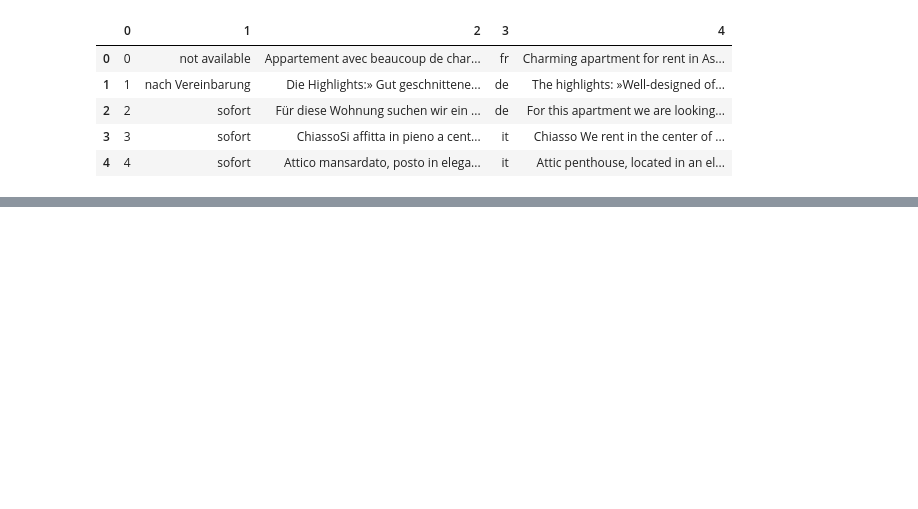
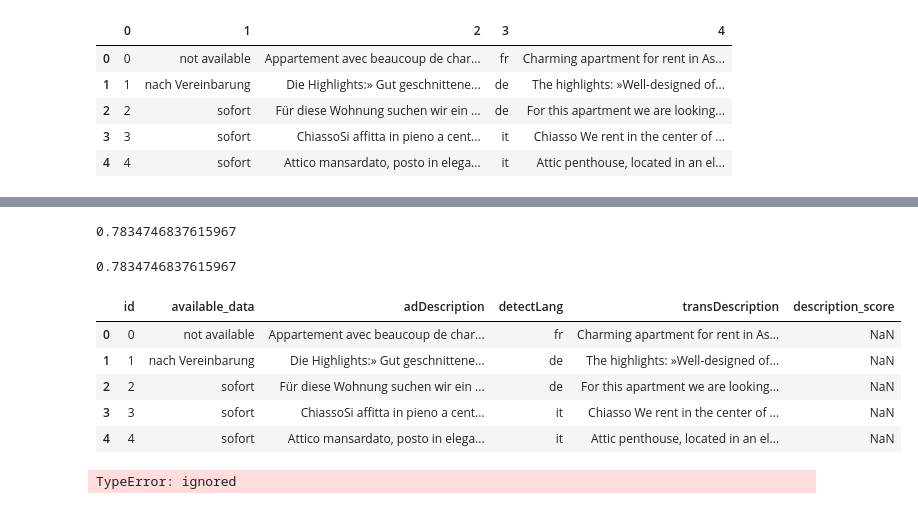
Before and after one commit to michaji/Housing_Project, a Jupyter notebook: working_translation.ipynb, the cells around one changed output, grey strips where cells are left out. Saved outputs shown, nothing was run; the diff lists cells and outputs as text; code cells hidden in the pictures; blank space fills up the shorter version.

```diff
--- a/working_translation.ipynb
+++ b/working_translation.ipynb
@@ -254,0 +392,2 @@ trans_data.head()
+# %%
+trans_data.rename(columns = {0:'id', 1:'available_date', 2:'adDescription', 3:'detectLang', 4:'transDescription'}, inplace=True)
@@ -254,0 +442,8 @@ trans_data.head()
+# %%
+description(trans_data.iloc[4,4])
+# %% [output]
+0.7834746837615967
+# %%
+description(trans_data.iloc[4,4])['scores'][0]
+# %% [output]
+0.7834746837615967
@@ -254,0 +454,11 @@ trans_data.head()
+# %%
+trans_data['description_score'] = np.NaN
+# %%
+trans_data.head()
+# %% [output]
+|  | id | available_data | adDescription | detectLang | transDescription | description_score |
+| 0 | 0 | not available | Appartement avec beaucoup de char... | fr | Charming apartment for rent in As... | NaN |
+| 1 | 1 | nach Vereinbarung | Die Highlights:» Gut geschnittene... | de | The highlights: »Well-designed of... | NaN |
+| 2 | 2 | sofort | Für diese Wohnung suchen wir ein ... | de | For this apartment we are looking... | NaN |
+| 3 | 3 | sofort | ChiassoSi affitta in pieno a cent... | it | Chiasso We rent in the center of ... | NaN |
+| 4 | 4 | sofort | Attico mansardato, posto in elega... | it | Attic penthouse, located in an el... | NaN |
@@ -254,0 +467,4 @@ trans_data.head()
+# %%
+data['transDescription']
+# %% [output]
+TypeError: ignored
```
Also changed, not shown: parts of 33 cells of this notebook.
